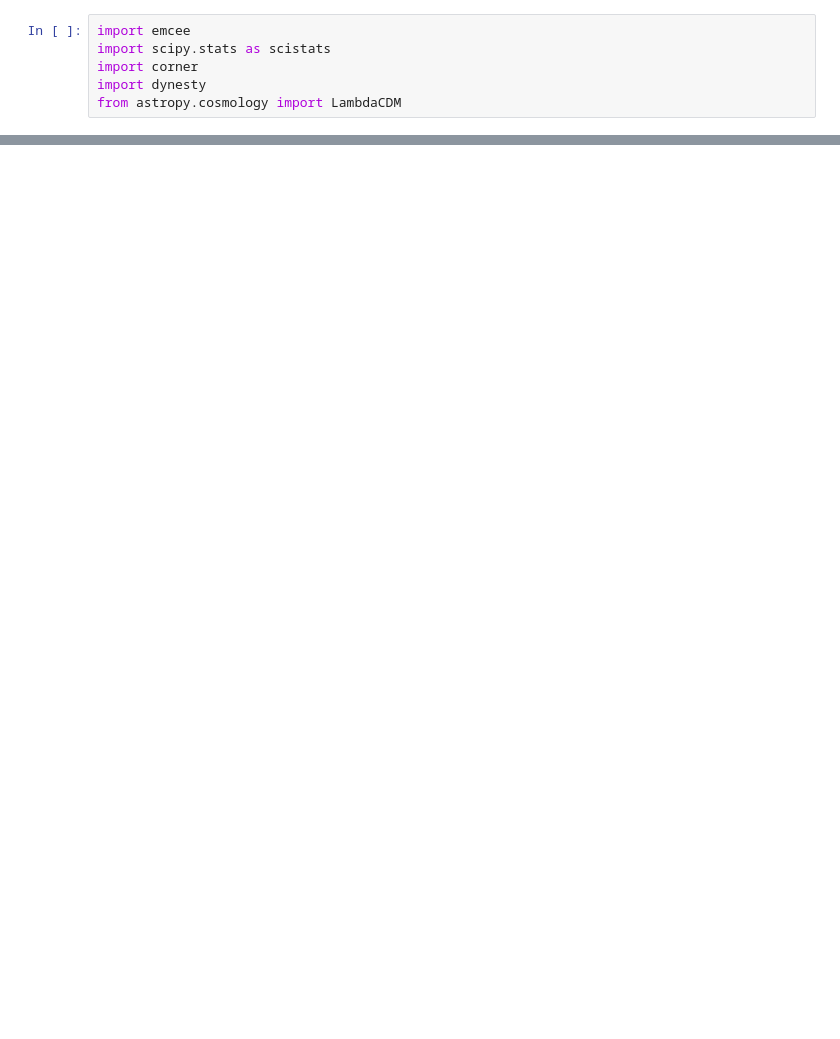
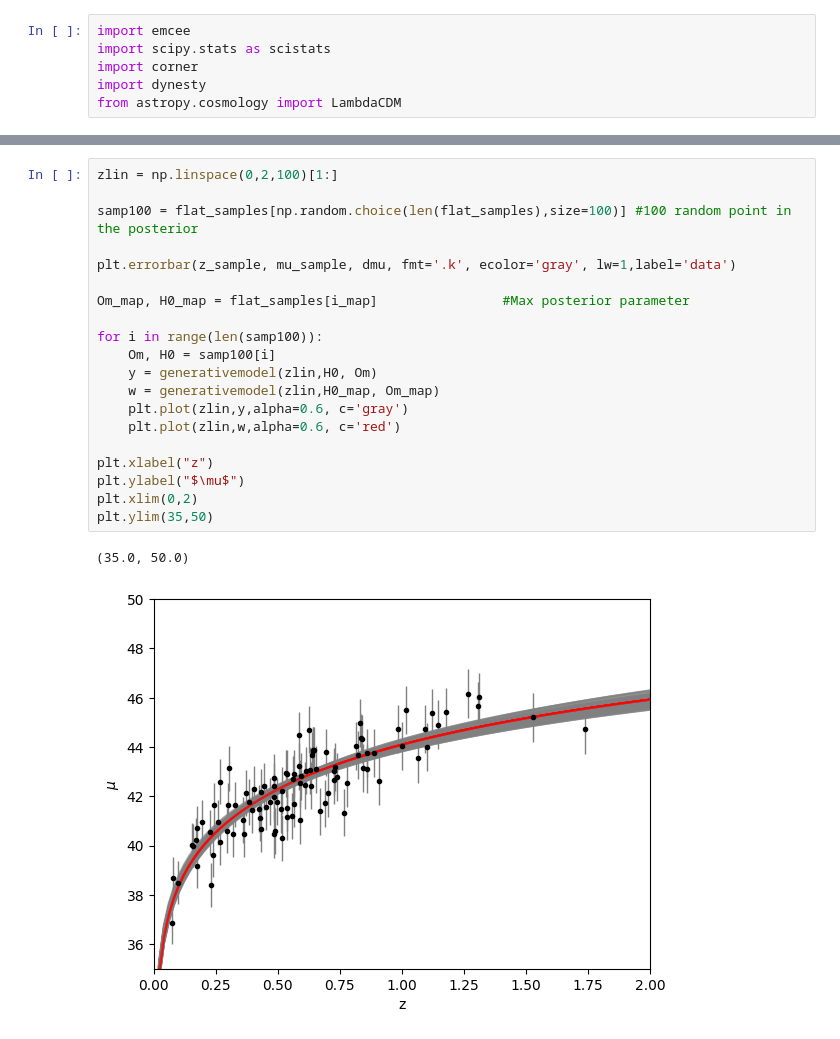
Before and after one commit to Sofiadossena/astrostatistics_bicocca_2025, a Jupyter notebook: working/18_Supernovae2.ipynb, the cells around one changed output, grey strips where cells are left out. Cells and saved outputs as stored; diff of their text form; blank space fills up the shorter version.

```diff
--- a/working/18_Supernovae2.ipynb
+++ b/working/18_Supernovae2.ipynb
@@ -186,0 +280,23 @@ array([39.24971688, 45.72946886, 44.53212897, 42.05078819, 43.36298772,
+# %%
+zlin = np.linspace(0,2,100)[1:]
+
+samp100 = flat_samples[np.random.choice(len(flat_samples),size=100)] #100 random point in the posterior
+
+plt.errorbar(z_sample, mu_sample, dmu, fmt='.k', ecolor='gray', lw=1,label='data')
+
+Om_map, H0_map = flat_samples[i_map]                #Max posterior parameter
+
+for i in range(len(samp100)):
+    Om, H0 = samp100[i]
+    y = generativemodel(zlin,H0, Om)
+    w = generativemodel(zlin,H0_map, Om_map)
+    plt.plot(zlin,y,alpha=0.6, c='gray')
+    plt.plot(zlin,w,alpha=0.6, c='red')
+
+plt.xlabel("z")
+plt.ylabel("$\mu$")
+plt.xlim(0,2)
+plt.ylim(35,50)
+# %% [output]
+(35.0, 50.0)
+[figure, added]
```
Also changed, not shown: parts of 13 cells of this notebook.
